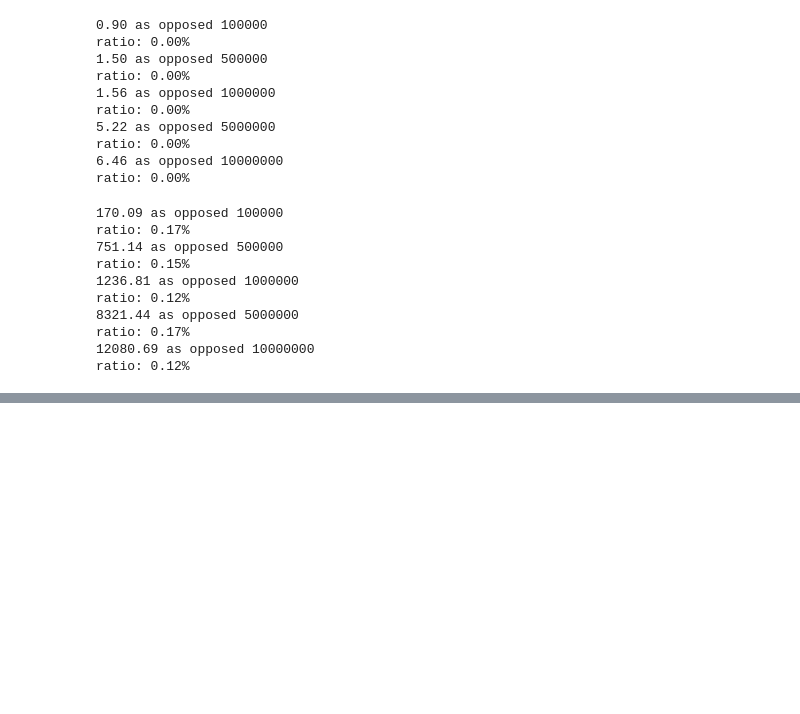
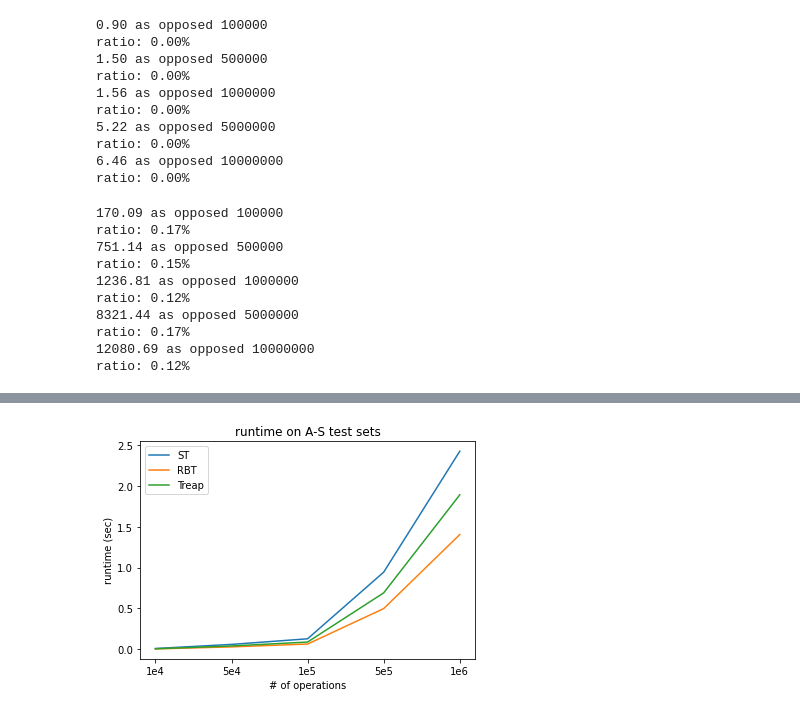
Before and after one commit to yusukemh/DataStructure, a Jupyter notebook: TestSetGenerator.ipynb, the cells around one changed output, grey strips where cells are left out. Cells and saved outputs as stored; diff of their text form; code cells hidden in the pictures; blank space fills up the shorter version.

```diff
--- a/TestSetGenerator.ipynb
+++ b/TestSetGenerator.ipynb
@@ -275,0 +292,19 @@ np.mean(arr)
+# %%
+# plot the result
+set_type = "A-S"
+st = [0.01050, 0.06037, 0.12897, 0.94378, 2.42256]
+rbt = [0.00518, 0.03007, 0.06486, 0.49834, 1.40390]
+treap = [0.00685, 0.04111, 0.08927, 0.69063, 1.88926]
+fig, ax = plt.subplots(1)
+ax.set_title(f"runtime on {set_type} test sets")
+st = ax.plot(st, label="ST")
+rbt = ax.plot(rbt, label="RBT")
+treap = ax.plot(treap, label="Treap")
+ax.set_ylabel('runtime (sec)')
+ax.set_xlabel('# of operations')
+ax.set_xticks(range(5))
+ax.set_xticklabels(["1e4", "5e4", "1e5", "5e5", "1e6"])
+ax.legend()
+fig.savefig(f"plots/{set_type}.png")
+# %% [output]
+[figure, added]
```
Also changed, not shown: parts of 16 cells of this notebook, 45 other files.
